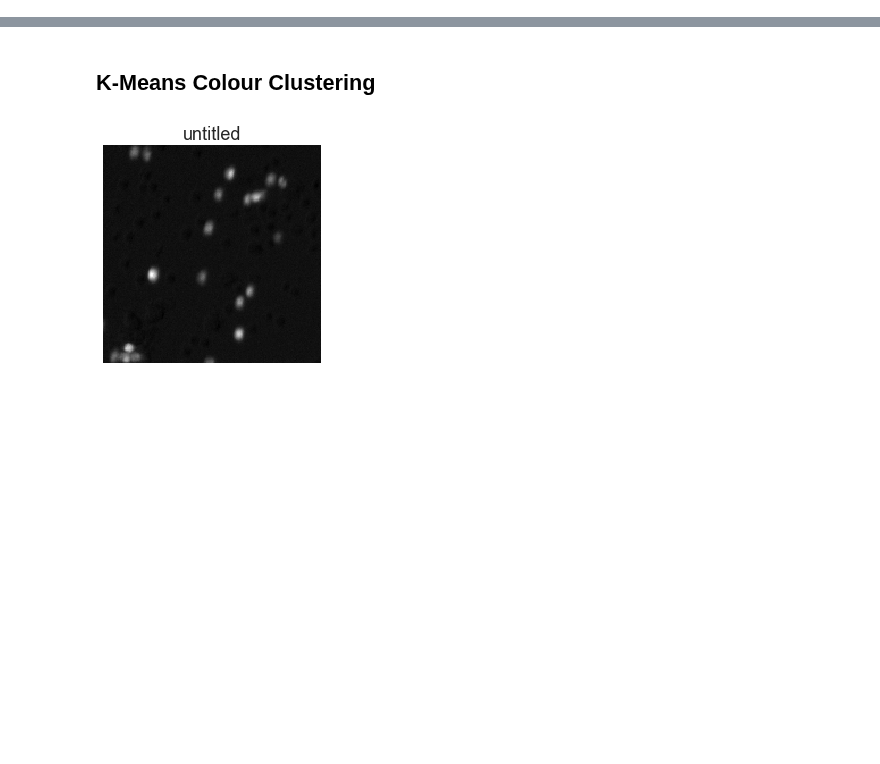
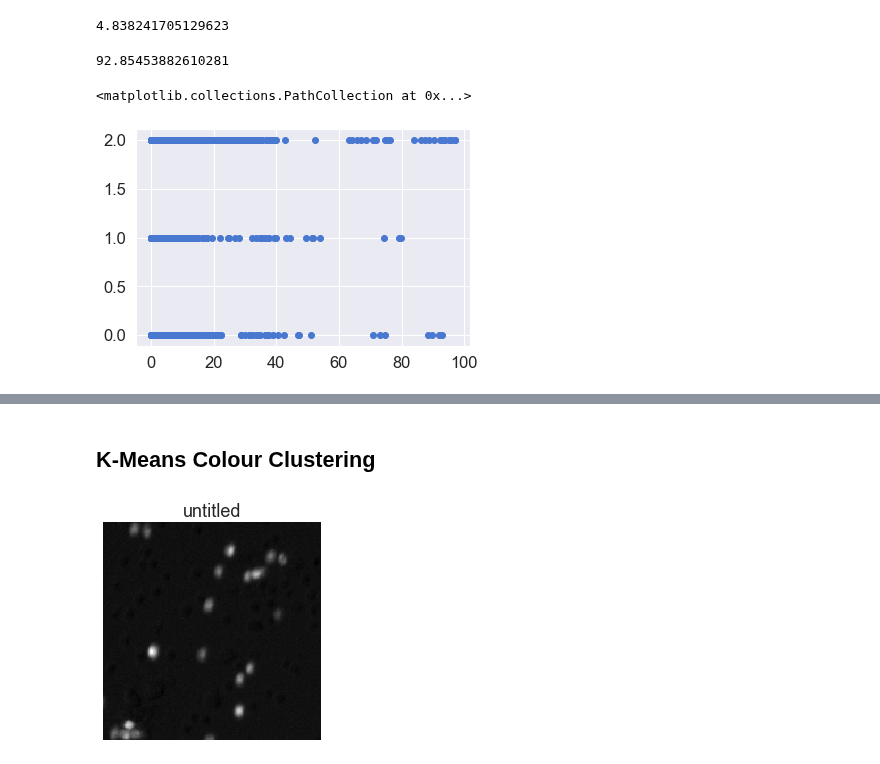
Before and after one commit to leonore/deep-learning-for-immune-cells, a Jupyter notebook: src/image_segmentation.ipynb, the cells around one changed output, grey strips where cells are left out. Saved outputs shown, nothing was run; the diff lists cells and outputs as text; code cells hidden in the pictures; blank space fills up the shorter version.

Commit message:
evaluate calculated overlap using kmeans for segmentation

```diff
--- a/src/image_segmentation.ipynb
+++ b/src/image_segmentation.ipynb
@@ -9,0 +33,23 @@ from plot_helpers import show_image
+# %%
+def get_mask(img):
+    kmeans = KMeans(2).fit(img.reshape(np.prod(img.shape), 1))
+    return convert_to_binary(kmeans.cluster_centers_[kmeans.labels_])
+# %%
+def iou(a,b):
+    i = a & b
+    u = a | b
+    return (np.sum(i==1)/np.sum(u==1))*100
+# %%
+idx = 0
+overlaps = np.ndarray(shape=(len(x)//2, 2))
+j = 0
+while idx < 19600:
+    if (idx % 100 == 0) and (idx % 200 != 0):
+        idx += 100
+    else:
+        print(idx, idx+100)
+        tcell = get_mask(x[idx])
+        dcell = get_mask(x[idx+100])
+        overlaps[j, :] = [iou(tcell, dcell), get_label(y[idx])]
+        idx+=1
+        j+=1
@@ -9,0 +74,13 @@ from plot_helpers import show_image
+# %%
+np.mean(overlaps[overlaps[:, 1] == 1, 0])
+# %% [output]
+4.838241705129623
+# %%
+np.max(overlaps[overlaps[:, 1] == 0, 0])
+# %% [output]
+92.85453882610281
+# %%
+plt.scatter(overlaps[:, 0], overlaps[:, 1])
+# %% [output]
+<matplotlib.collections.PathCollection at 0x...>
+[figure, added]
```
Also changed, not shown: parts of 15 cells of this notebook, 1 other file.
